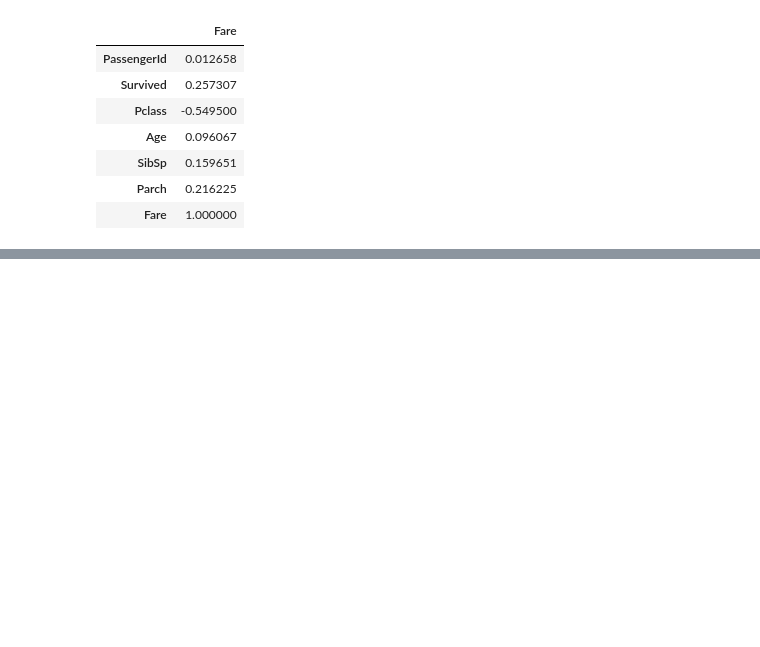
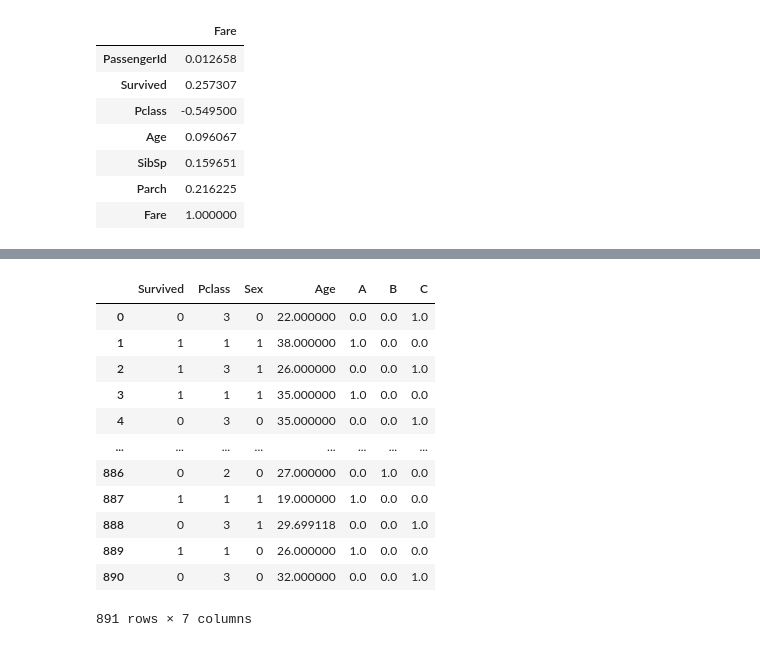
Before and after one commit to J-Ternes/Calculator-in-Python-Simple-, a Jupyter notebook: Projeto_Final.ipynb, the cells around one changed output, grey strips where cells are left out. Saved outputs shown, nothing was run; the diff lists cells and outputs as text; code cells hidden in the pictures; blank space fills up the shorter version.

```diff
--- a/Projeto_Final.ipynb
+++ b/Projeto_Final.ipynb
@@ -304,0 +314,3 @@ Como mostrado a cima, a probabilidade de sobrevicência está muito relacionado
+# %%
+#Nesta parte do codigo estamos eliminando as colunas que não vão impactar no modelo proposto.
+df2.drop(['PassengerId', 'Parch', "Cabin","Embarked","Fare","SibSp","Ticket","Name"],axis=1, inplace=True)
@@ -304,0 +334,5 @@ Como mostrado a cima, a probabilidade de sobrevicência está muito relacionado
+# %%
+#Vamos separar o sexo em variaveis categóricas para que seja possível a análise.
+
+dic_variavelsexo = {"male":0, "female":1}
+df2['Sex'] = df2.Sex.map(dic_variavelsexo)
@@ -304,0 +356,4 @@ Como mostrado a cima, a probabilidade de sobrevicência está muito relacionado
+# %%
+media_idade = df2.Age.mean() #calculando a média das idades da coluna Age
+# %%
+df2.Age.fillna((media_idade), inplace=True) #Substituimos os valores "NaN",na coluna Age, pela média das idades
@@ -304,0 +376,28 @@ Como mostrado a cima, a probabilidade de sobrevicência está muito relacionado
+# %%
+#Aplicando ONE HOT ENCODING (representar variável categórica de forma binária) em 'PClass'
+#O one hot encoding indica a presença ou ausência de um valor
+
+from sklearn.preprocessing import OneHotEncoder
+pclass_encoder = OneHotEncoder()
+df2_pclass_encoder_OHE = pclass_encoder.fit_transform(df2[['Pclass']]).toarray()
+df2_pclass_encoder_OHE
+pclass_encoder.categories_
+dataframe_pclass_OHE = pd.DataFrame(df2_pclass_encoder_OHE,
+                             columns = ['A', 'B', 'C'])
+dataframe_pclass_OHE
+new_df2 = pd.concat([df2, dataframe_pclass_OHE], axis = 1)
+new_df2
+# %% [output]
+|  | Survived | Pclass | Sex | Age | A | B | C |
+| 0 | 0 | 3 | 0 | 22.000000 | 0.0 | 0.0 | 1.0 |
+| 1 | 1 | 1 | 1 | 38.000000 | 1.0 | 0.0 | 0.0 |
+| 2 | 1 | 3 | 1 | 26.000000 | 0.0 | 0.0 | 1.0 |
+| 3 | 1 | 1 | 1 | 35.000000 | 1.0 | 0.0 | 0.0 |
+| 4 | 0 | 3 | 0 | 35.000000 | 0.0 | 0.0 | 1.0 |
+| ... | ... | ... | ... | ... | ... | ... | ... |
+| 886 | 0 | 2 | 0 | 27.000000 | 0.0 | 1.0 | 0.0 |
+| 887 | 1 | 1 | 1 | 19.000000 | 1.0 | 0.0 | 0.0 |
+| 888 | 0 | 3 | 1 | 29.699118 | 0.0 | 0.0 | 1.0 |
+| 889 | 1 | 1 | 0 | 26.000000 | 1.0 | 0.0 | 0.0 |
+| 890 | 0 | 3 | 0 | 32.000000 | 0.0 | 0.0 | 1.0 |
+891 rows × 7 columns
```
Also changed, not shown: parts of 37 cells of this notebook.
